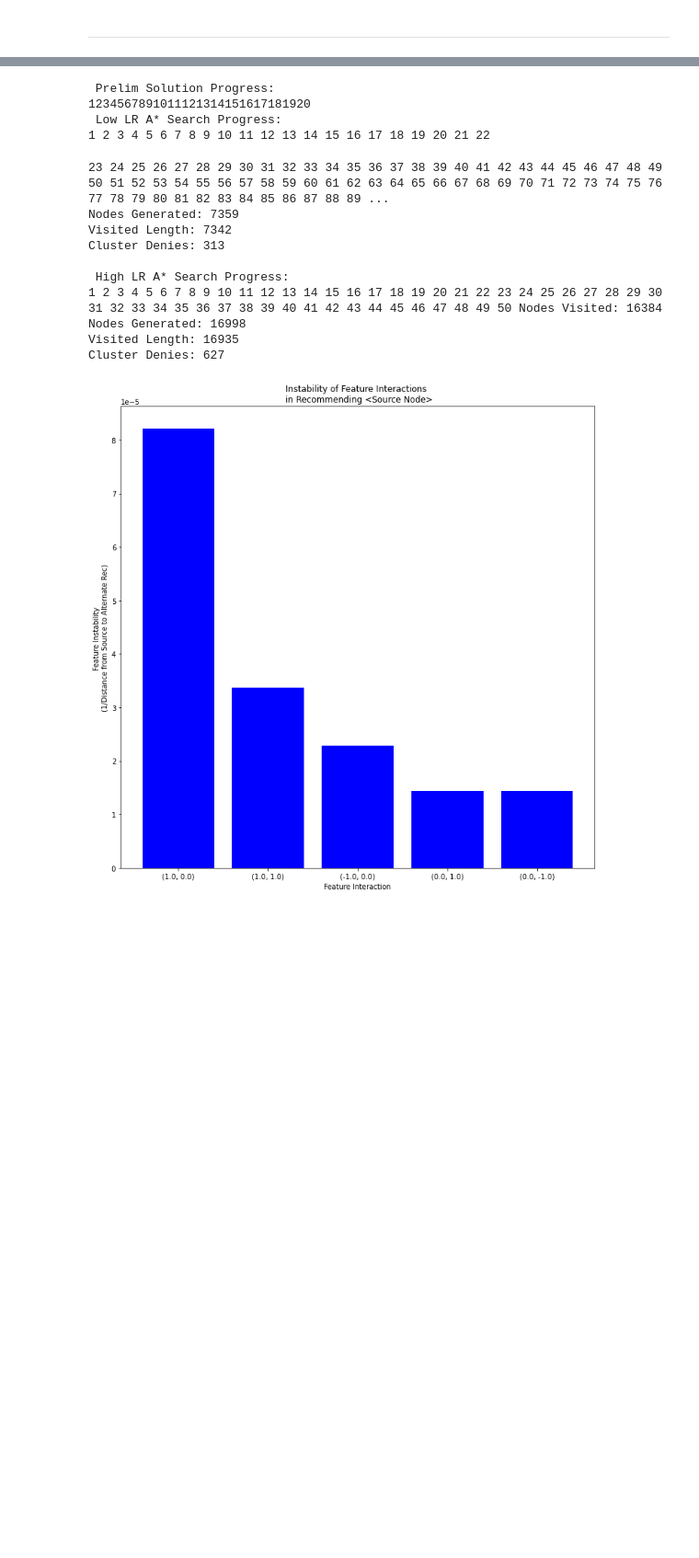
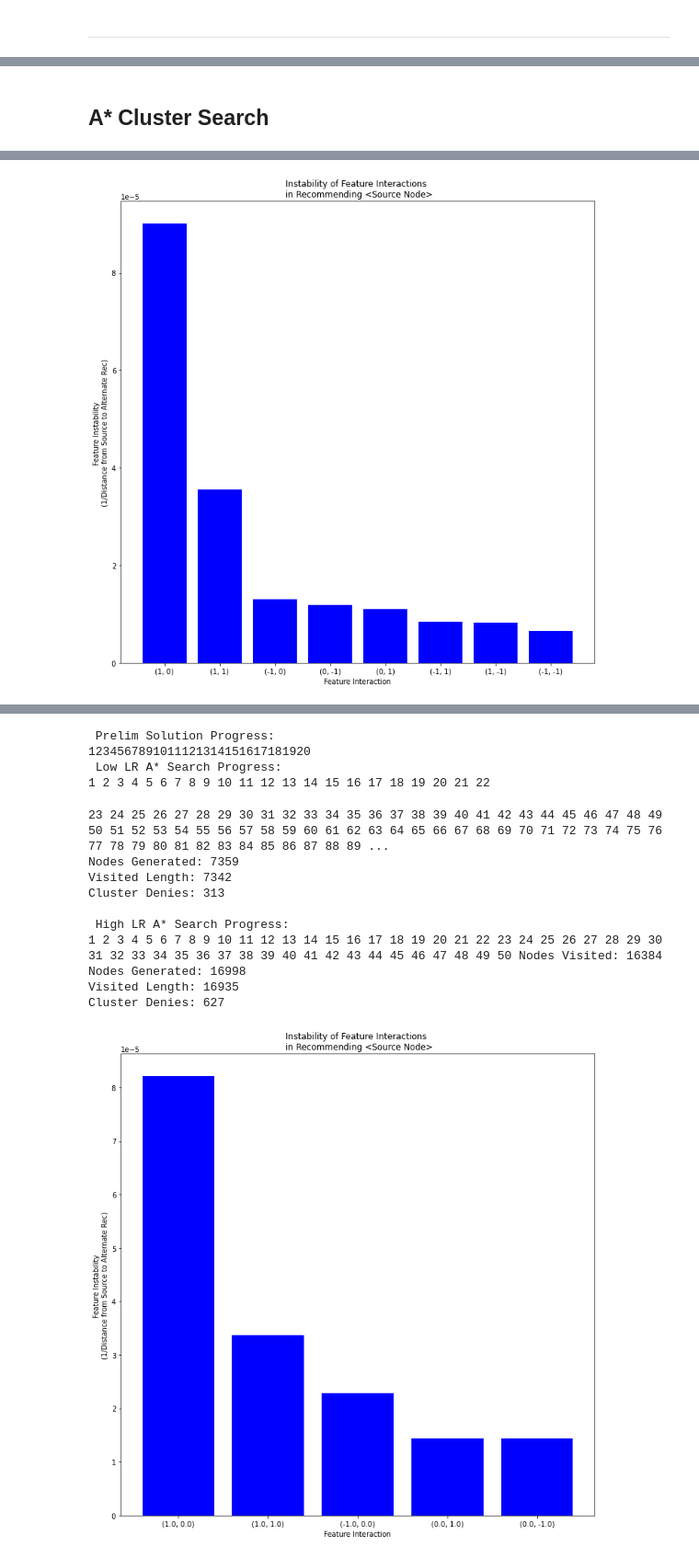
Before and after one commit to spkell/DFEST-Explainability, a Jupyter notebook: Synthetic-GDFEST.ipynb, the cells around one changed output, grey strips where cells are left out. Shown at 92% size. Cells and saved outputs as stored; diff of their text form; code cells hidden in the pictures; blank space fills up the shorter version.

```diff
--- a/Synthetic-GDFEST.ipynb
+++ b/Synthetic-GDFEST.ipynb
@@ -394,6 +359,0 @@ array([[24216.318508836215, (1.0, 0.0)],
-# %%
-temp = sorted_clusters.copy()
-ind = temp.argsort(axis=0)
-temp[:,0] = temp[:,0][ind[:,0]]
-temp[:,1] = temp[:,1][ind[:,0]]
-temp
@@ -535,0 +411,3 @@ def a_star_search(source_node, prelim_discovered, feat_ranges, k=100, learning_r
+# %% [markdown]
+A* Cluster Search
+-
@@ -535,0 +550,68 @@ def a_star_search(source_node, prelim_discovered, feat_ranges, k=100, learning_r
+# %%
+#Return node with estimated minimum distance from source node
+def find_cluster_min(solution_clusters, source_node, query_node, feat_scaler, nsteps=100):
+
+    print("query_node",query_node.position,"source_node",source_node.position)
+    relative_pos = query_node.position - source_node.position
+    step_sizes = (relative_pos/nsteps) #How large of a step to take for each respective int feature
+    #relative_feat_scaler = 1/np.asarray(relative_pos) #Scale to normalize feature step size when calculating distance
+
+    print("\nMake Feat Steps")
+    #Normalized step size for searching every feature
+    feat_steps = []
+    for feat in range(len(relative_pos)):
+        print('feat step 1')
+        print(step_sizes[feat],relative_pos[feat],step_sizes[feat])
+        print('feat step 2')
+        if step_sizes[feat] > 0:
+            feat_steps.append(np.arange(step_sizes[feat],relative_pos[feat],step_sizes[feat]))
+        else:
+            feat_steps.append(np.zeros(nsteps))
+    for feat in feat_steps:
+        np.flip(feat)
+    feat_steps = np.asarray(feat_steps)
+    print("feat_steps:",feat_steps)
+
+
+    source_rec = query_synth_model(ground_truth_importance, source_node, source_node)
+    query_rec = query_synth_model(ground_truth_importance, source_node, query_node)
+    if source_rec != query_rec:
+        solution_clusters = cluster_feat_int(source_node, query_node, solution_clusters, feat_scaler)
+
+    print("Steps to locate min cluster")
+    min_node = query_node
+    for step in range(nsteps-1):
+
+        local_feat_step = []
+        for feat in range(len(feat_steps)):
+            local_feat_step.append(feat_steps[feat][step])
+        scaled_vector_position = np.asarray(query_node.position - local_feat_step)
+        scaled_vector = Node(scaled_vector_position, None)
+        query_rec = query_synth_model(ground_truth_importance, source_node, scaled_vector)
+
+        if source_rec == query_rec:
+            break
+        else:
+            scaled_vector.distance = get_distance(source_node, scaled_vector, feat_scaler)
+            min_node = scaled_vector
+            solution_clusters = cluster_feat_int(source_node, min_node, solution_clusters, feat_scaler)
+            #print(min_node.position,end='')
+
+    return solution_clusters, min_node
+
+
+source_node = Node(np.asarray([0,0]), 0) #Position, Distance to source_node
+feat_ranges = get_num_range(data, dense_features)
+feat_scaler = 1/np.asarray(feat_ranges)
+solution_clusters = {}
+query_node = Node(np.asarray([100,100]), None)
+query_node.distance = get_distance(source_node, query_node, feat_scaler)
+
+np.random.seed(seed=10)
+
+prelim_discovered = generate_precursor_solutions(source_node, feat_ranges, plot_search=False, nsteps=3, k=20)
+solution_clusters = a_star_search(source_node, prelim_discovered, feat_ranges, k=1000)
+
+sorted_clusters = sort_solution_clusters(solution_clusters,source_node,feat_scaler)
+display_instability(sorted_clusters)
+# %% [output]
@@ -535,0 +669 @@ def a_star_search(source_node, prelim_discovered, feat_ranges, k=100, learning_r
+[figure, added]
```
Also changed, not shown: parts of 40 cells of this notebook, 2 other files.
